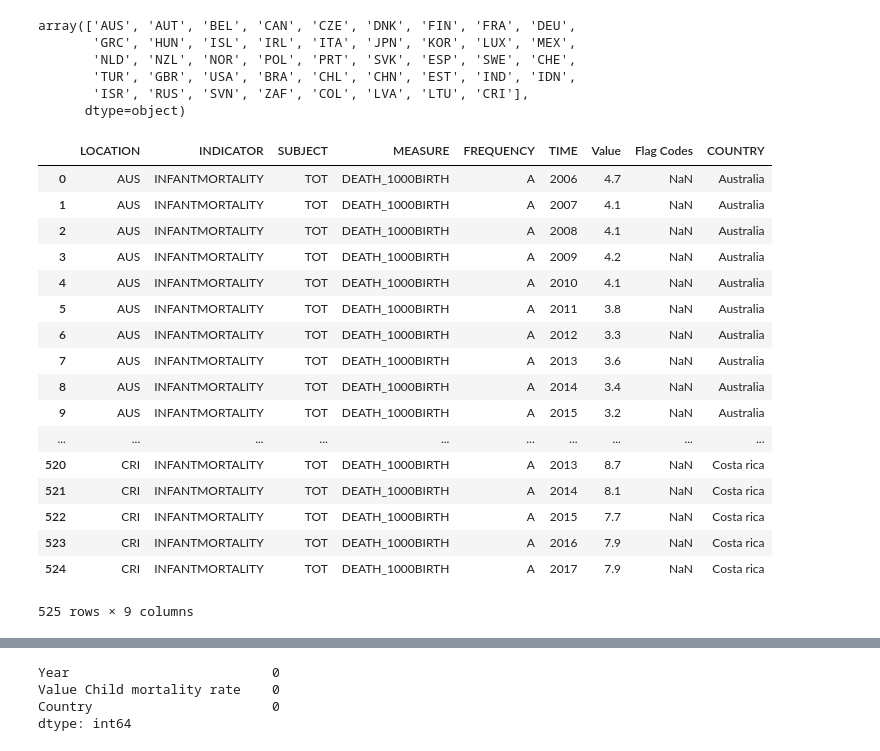
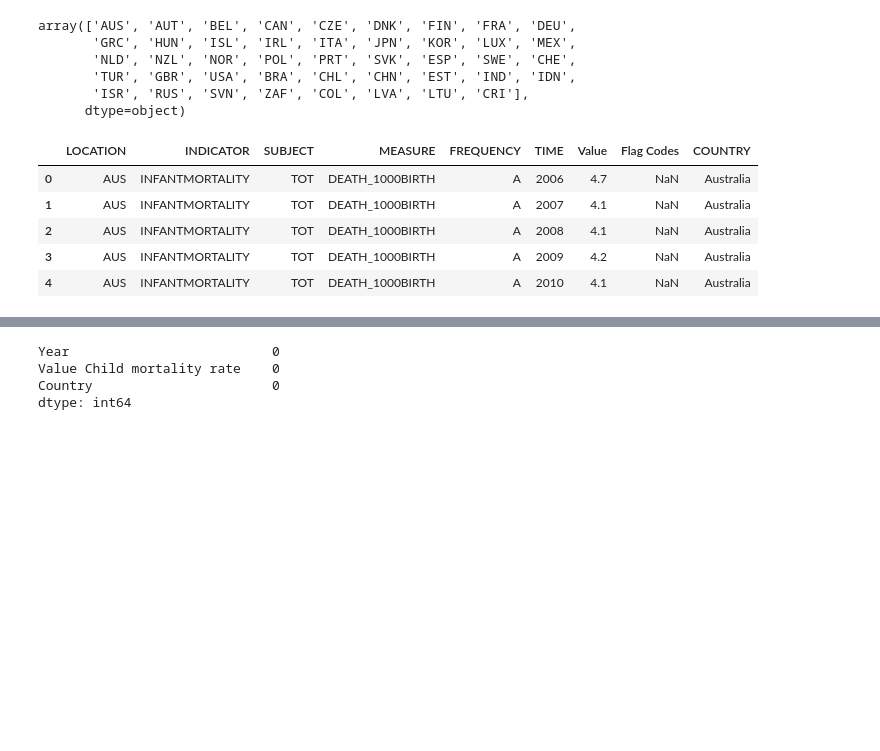
Before and after one commit to hackan98/DMML2019_Team_Nestle, a Jupyter notebook: code/Data_mining,_Project_group_Nestle.ipynb, the cells around one changed output, grey strips where cells are left out. Drawn from its saved outputs; the diff is of its cells as text; code cells hidden in the pictures; blank space fills up the shorter version.

```diff
--- a/code/Data_mining,_Project_group_Nestle.ipynb
+++ b/code/Data_mining,_Project_group_Nestle.ipynb
@@ -715,26 +611,14 @@ country3={
 }
 # %%
 df_TauxMortaliteInfantile['COUNTRY'] = df_TauxMortaliteInfantile['LOCATION'].map(country3)
-df_TauxMortaliteInfantile
+df_TauxMortaliteInfantile.head()
 # %% [output]
 |  | LOCATION | INDICATOR | SUBJECT | MEASURE | FREQUENCY | TIME | Value | Flag Codes | COUNTRY |
 | 0 | AUS | INFANTMORTALITY | TOT | DEATH_1000BIRTH | A | 2006 | 4.7 | NaN | Australia |
 | 1 | AUS | INFANTMORTALITY | TOT | DEATH_1000BIRTH | A | 2007 | 4.1 | NaN | Australia |
 | 2 | AUS | INFANTMORTALITY | TOT | DEATH_1000BIRTH | A | 2008 | 4.1 | NaN | Australia |
 | 3 | AUS | INFANTMORTALITY | TOT | DEATH_1000BIRTH | A | 2009 | 4.2 | NaN | Australia |
 | 4 | AUS | INFANTMORTALITY | TOT | DEATH_1000BIRTH | A | 2010 | 4.1 | NaN | Australia |
-| 5 | AUS | INFANTMORTALITY | TOT | DEATH_1000BIRTH | A | 2011 | 3.8 | NaN | Australia |
-| 6 | AUS | INFANTMORTALITY | TOT | DEATH_1000BIRTH | A | 2012 | 3.3 | NaN | Australia |
-| 7 | AUS | INFANTMORTALITY | TOT | DEATH_1000BIRTH | A | 2013 | 3.6 | NaN | Australia |
-| 8 | AUS | INFANTMORTALITY | TOT | DEATH_1000BIRTH | A | 2014 | 3.4 | NaN | Australia |
-| 9 | AUS | INFANTMORTALITY | TOT | DEATH_1000BIRTH | A | 2015 | 3.2 | NaN | Australia |
-| ... | ... | ... | ... | ... | ... | ... | ... | ... | ... |
-| 520 | CRI | INFANTMORTALITY | TOT | DEATH_1000BIRTH | A | 2013 | 8.7 | NaN | Costa rica |
-| 521 | CRI | INFANTMORTALITY | TOT | DEATH_1000BIRTH | A | 2014 | 8.1 | NaN | Costa rica |
-| 522 | CRI | INFANTMORTALITY | TOT | DEATH_1000BIRTH | A | 2015 | 7.7 | NaN | Costa rica |
-| 523 | CRI | INFANTMORTALITY | TOT | DEATH_1000BIRTH | A | 2016 | 7.9 | NaN | Costa rica |
-| 524 | CRI | INFANTMORTALITY | TOT | DEATH_1000BIRTH | A | 2017 | 7.9 | NaN | Costa rica |
-525 rows × 9 columns
 # %%
 to_drop = ['LOCATION','INDICATOR', 'SUBJECT', 'MEASURE', 'FREQUENCY', 'Flag Codes']
 df_TauxMortaliteInfantile.drop(to_drop, inplace=True, axis=1)
```
Also changed, not shown: parts of 71 cells of this notebook.
